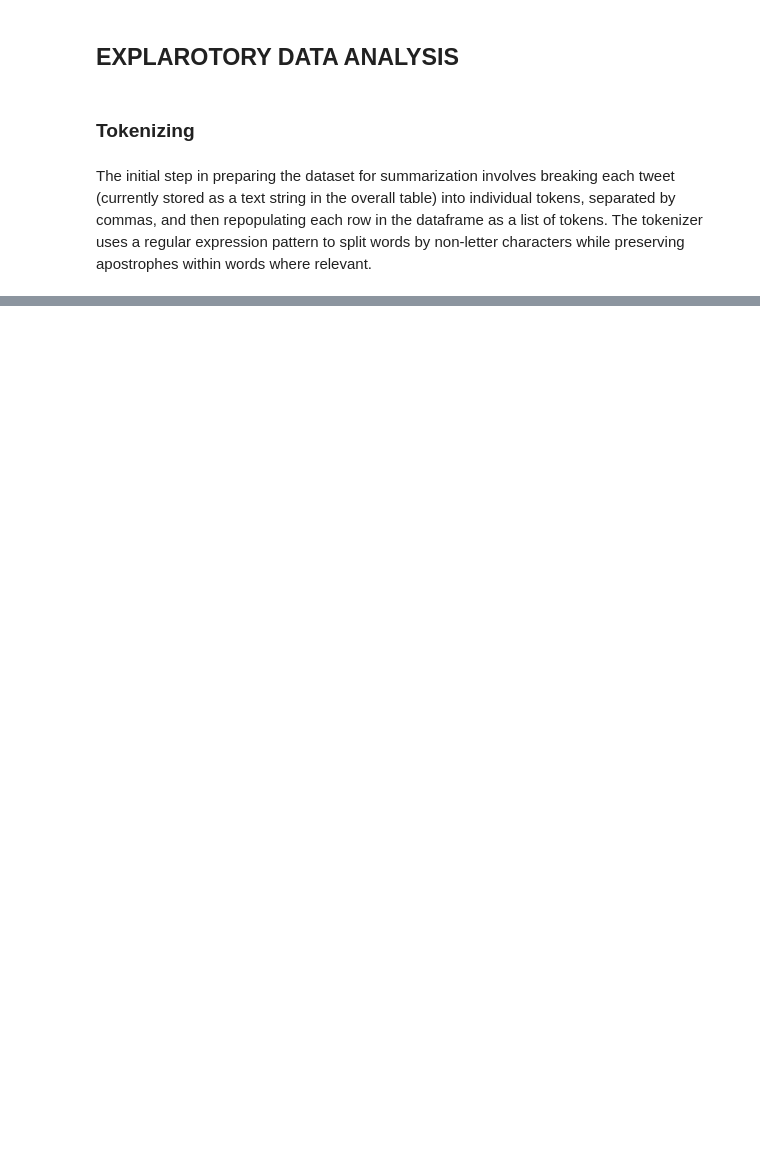
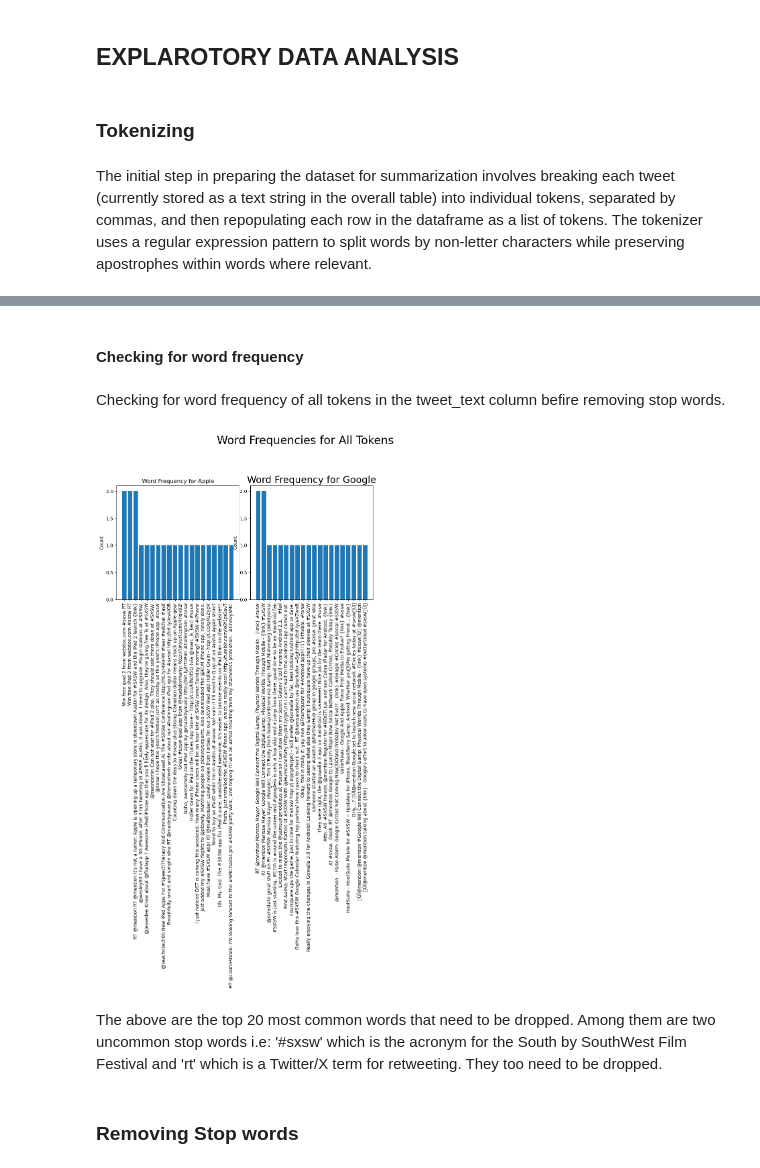
Before and after one commit to bizzfuzz/dsc-phase-4-project, a Jupyter notebook: Tweet.ipynb, the cells around one changed output, grey strips where cells are left out. Drawn from its saved outputs; the diff is of its cells as text; code cells hidden in the pictures; blank space fills up the shorter version.

Commit message:
Update Tweet.ipynb
Sentiment analyzer

```diff
--- a/Tweet.ipynb
+++ b/Tweet.ipynb
@@ -90,0 +188,3 @@ Checking nulls and duplicates
+# %%
+df.drop(columns=['emotion_in_tweet_is_directed_at'], inplace=True)
+df.info()
@@ -90,0 +245,4 @@ Checking nulls and duplicates
+# %%
+#Dropping the unknown
+df = df[df['brand'] != 'Unknown']
+df['brand'].value_counts()
@@ -90,0 +306,10 @@ Checking nulls and duplicates
+# %%
+Emotions={
+    "No emotion toward brand or product":"Non-Positive",
+    "Positive emotion":"Positive",
+    "Negative emotion":"Non-Positive",
+    "I can't tell":"Non-Positive"
+}
+df.loc[:,"is_there_an_emotion_directed_at_a_brand_or_product"] = df["is_there_an_emotion_directed_at_a_brand_or_product"].map(Emotions)
+
+print(df["is_there_an_emotion_directed_at_a_brand_or_product"].value_counts(normalize=True))
@@ -103,0 +394,41 @@ tknzr
+# %% [markdown]
+#### Checking for word frequency
+# %% [markdown]
+Checking for word frequency of all tokens in the tweet_text column befire removing stop words.
+# %%
+def setup_two_subplots():
+    fig = plt.figure(figsize=(15,15))
+    fig.set_tight_layout(True)
+    gs = fig.add_gridspec(3, 6)
+    ax1 = fig.add_subplot(gs[0, :2])
+    ax2 = fig.add_subplot(gs[0, 2:4])
+
+    return fig, [ax1, ax2,]
+
+fig, axes = setup_two_subplots()
+
+artnumberdict={'Apple':0,'Google':1,}
+
+def plot_distribution_of_column_by_category(df, axes, title="Word Frequency for"):
+    brand_most_common_words={}
+    for key, value in artnumberdict.items():
+        all_words=df[df["brand"] == key]['tweet_text'].explode()
+        freq_dist = FreqDist(all_words)
+        top_20 = list(zip(*freq_dist.most_common(20)))
+        tokens = top_20[0]
+        counts = top_20[1]
+        ax=axes[value]
+        ax.bar(tokens, counts)
+        ax.set_title(f"{title} {key}")
+        ax.set_ylabel("Count")
+        ax.tick_params(axis="x", rotation=90)
+        plt.rcParams.update({'font.size':17})
+
+plot_distribution_of_column_by_category(df, axes)
+fig.suptitle("Word Frequencies for All Tokens", fontsize=24);
+# %% [output]
+[figure, added]
+# %% [markdown]
+The above are the top 20 most common words that need to be dropped. Among them are two uncommon stop words i.e: '#sxsw' which is the acronym for the South by SouthWest Film Festival and 'rt' which is a Twitter/X term for retweeting. They too need to be dropped.
+# %% [markdown]
+### Removing Stop words
```
Also changed, not shown: parts of 41 cells of this notebook.
